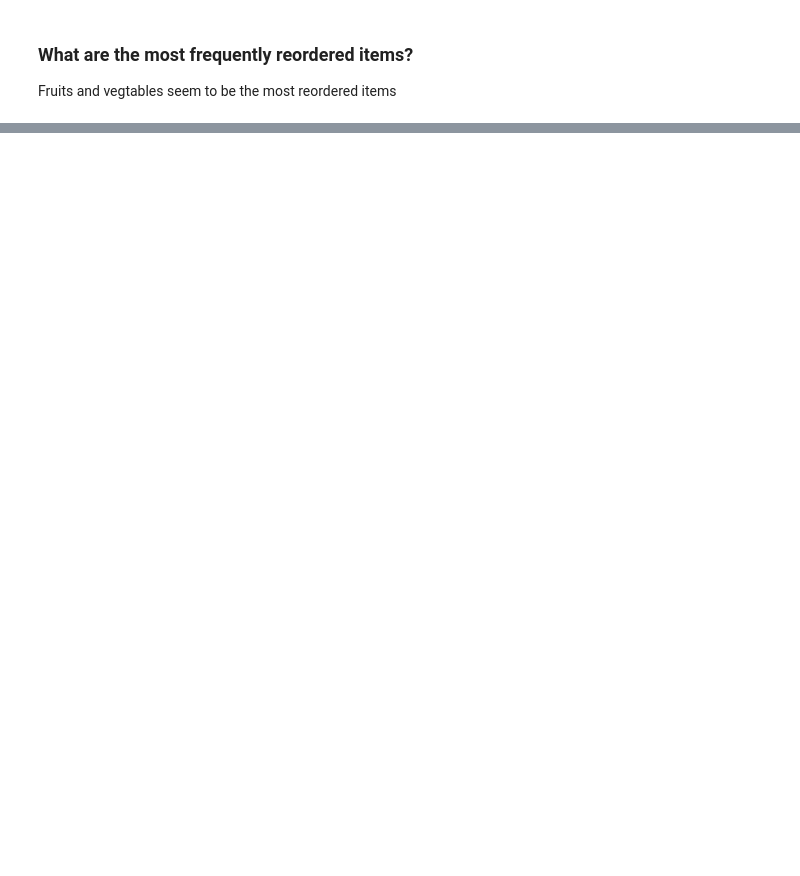
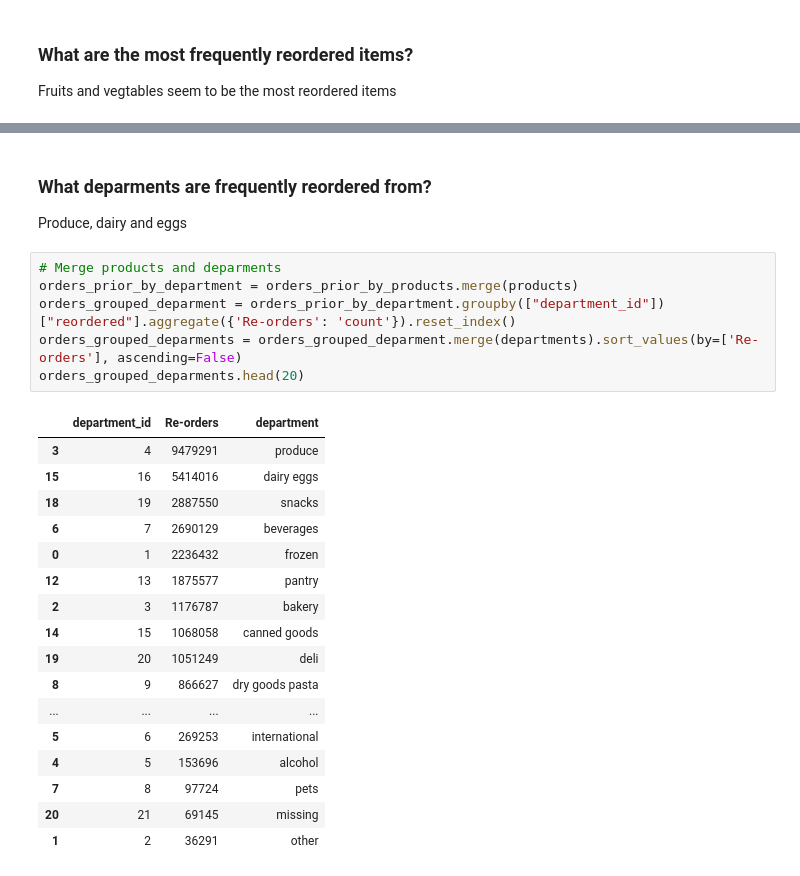
Before and after one commit to vsmalladi/kaggle_instacart, a Jupyter notebook: data_exploration.ipynb, the cells around one changed output, grey strips where cells are left out. Cells and saved outputs as stored; diff of their text form; blank space fills up the shorter version.

```diff
--- a/data_exploration.ipynb
+++ b/data_exploration.ipynb
@@ -75,0 +97,27 @@ orders_grouped_products.head(20)
+# %% [markdown]
+### What deparments are frequently reordered from?
+Produce, dairy and eggs
+# %%
+# Merge products and deparments
+orders_prior_by_department = orders_prior_by_products.merge(products)
+orders_grouped_deparment = orders_prior_by_department.groupby(["department_id"])["reordered"].aggregate({'Re-orders': 'count'}).reset_index()
+orders_grouped_deparments = orders_grouped_deparment.merge(departments).sort_values(by=['Re-orders'], ascending=False)
+orders_grouped_deparments.head(20)
+# %% [output]
+|  | department_id | Re-orders | department |
+| 3 | 4 | 9479291 | produce |
+| 15 | 16 | 5414016 | dairy eggs |
+| 18 | 19 | 2887550 | snacks |
+| 6 | 7 | 2690129 | beverages |
+| 0 | 1 | 2236432 | frozen |
+| 12 | 13 | 1875577 | pantry |
+| 2 | 3 | 1176787 | bakery |
+| 14 | 15 | 1068058 | canned goods |
+| 19 | 20 | 1051249 | deli |
+| 8 | 9 | 866627 | dry goods pasta |
+| ... | ... | ... | ... |
+| 5 | 6 | 269253 | international |
+| 4 | 5 | 153696 | alcohol |
+| 7 | 8 | 97724 | pets |
+| 20 | 21 | 69145 | missing |
+| 1 | 2 | 36291 | other |
```
Also changed, not shown: parts of 2 cells of this notebook.
